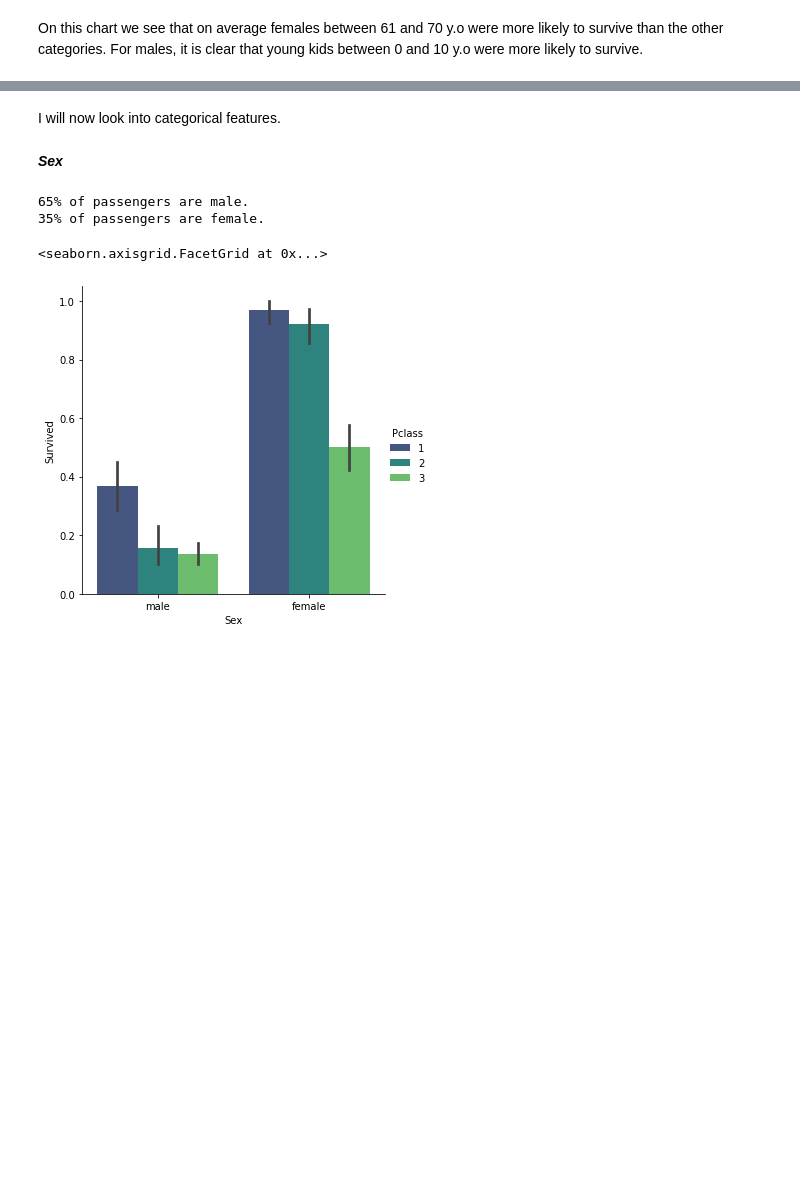
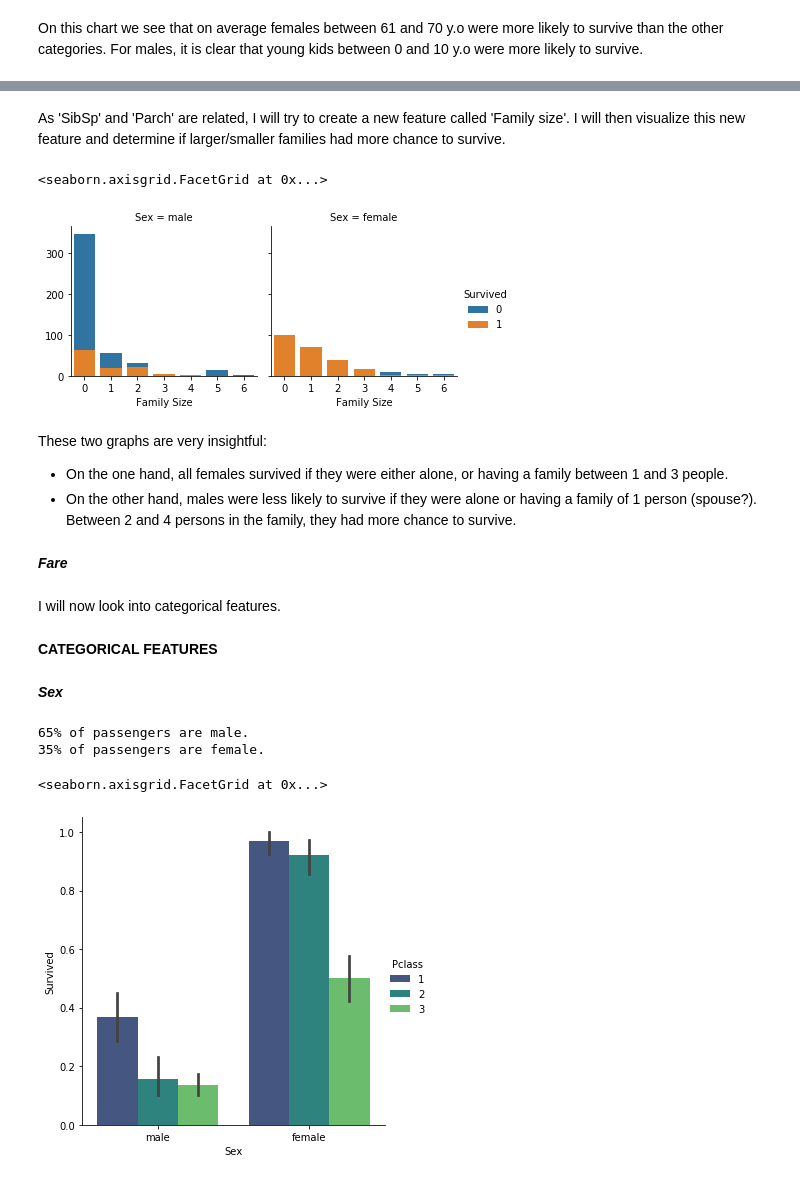
Before and after one commit to SalimAmarti/Titanic_Project, a Jupyter notebook: Titanic model.ipynb, the cells around one changed output, grey strips where cells are left out. Drawn from its saved outputs; the diff is of its cells as text; code cells hidden in the pictures; blank space fills up the shorter version.

Commit message:
Analysis of Family size done

```diff
--- a/Titanic model.ipynb
+++ b/Titanic model.ipynb
@@ -158,6 +160,7 @@ sns.distplot(tit_data_clean['Age'],kde=False,bins=50)
 # %% [markdown]
 Having a look at this chart, I would like to know if the age had any impact on being a survivor or not. Therefore, I will transform these numerical values into categorical values in order to determine if any category was spared more than another.
 # %%
+tit_data_clean['Age_cat']=0
 for i in range(0,tit_data_clean.shape[0]):
     if tit_data_clean['Age'][i]<=10:
         tit_data_clean['Age_cat'][i]='0-10'
@@ -217,5 +231,22 @@ On this chart we see that on average females between 61 and 70 y.o were more lik
+# %% [markdown]
+As 'SibSp' and 'Parch' are related, I will try to create a new feature called 'Family size'. I will then visualize this new feature and determine if larger/smaller families had more chance to survive.
+# %%
+tit_data_clean['Family Size'] = tit_data_clean['SibSp'] + tit_data_clean['Parch']
+# %%
+sns.FacetGrid(tit_data_clean,col='Sex',hue='Survived').map(sns.countplot,'Family Size').add_legend()
+# %% [output]
+<seaborn.axisgrid.FacetGrid at 0x...>
+[figure, added]
+# %% [markdown]
+These two graphs are very insightful:
+- On the one hand, all females survived if they were either alone, or having a family between 1 and 3 people.
+- On the other hand, males were less likely to survive if they were alone or having a family of 1 person (spouse?). Between 2 and 4 persons in the family, they had more chance to survive.
+# %% [markdown]
+<b><i> Fare </i></b>
 # %% [markdown]
 I will now look into categorical features.
+# %% [markdown]
+<b> CATEGORICAL FEATURES </b>
 # %% [markdown]
 <b><i> Sex </i></b>
 # %%
```
Also changed, not shown: parts of 6 cells of this notebook.
